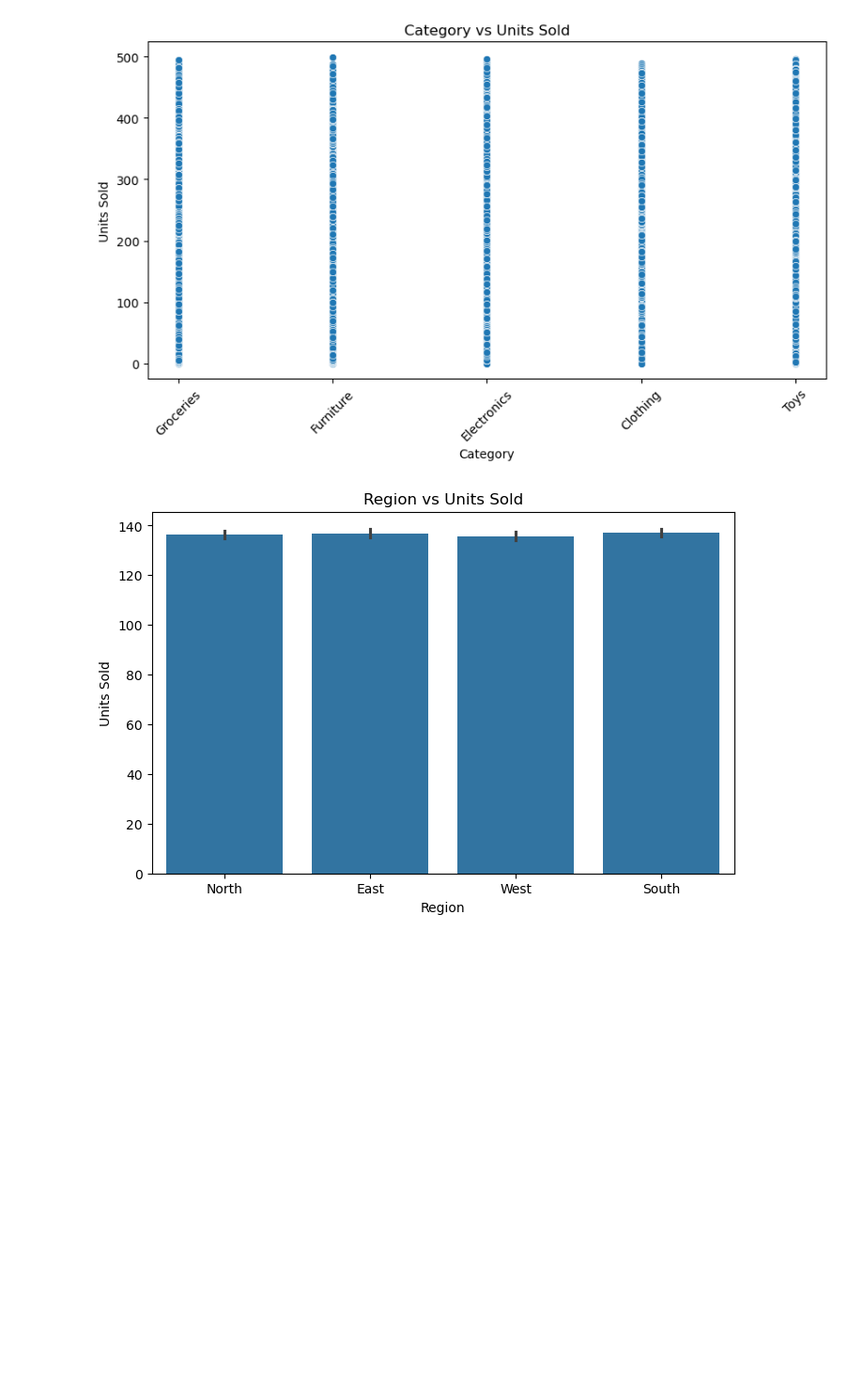
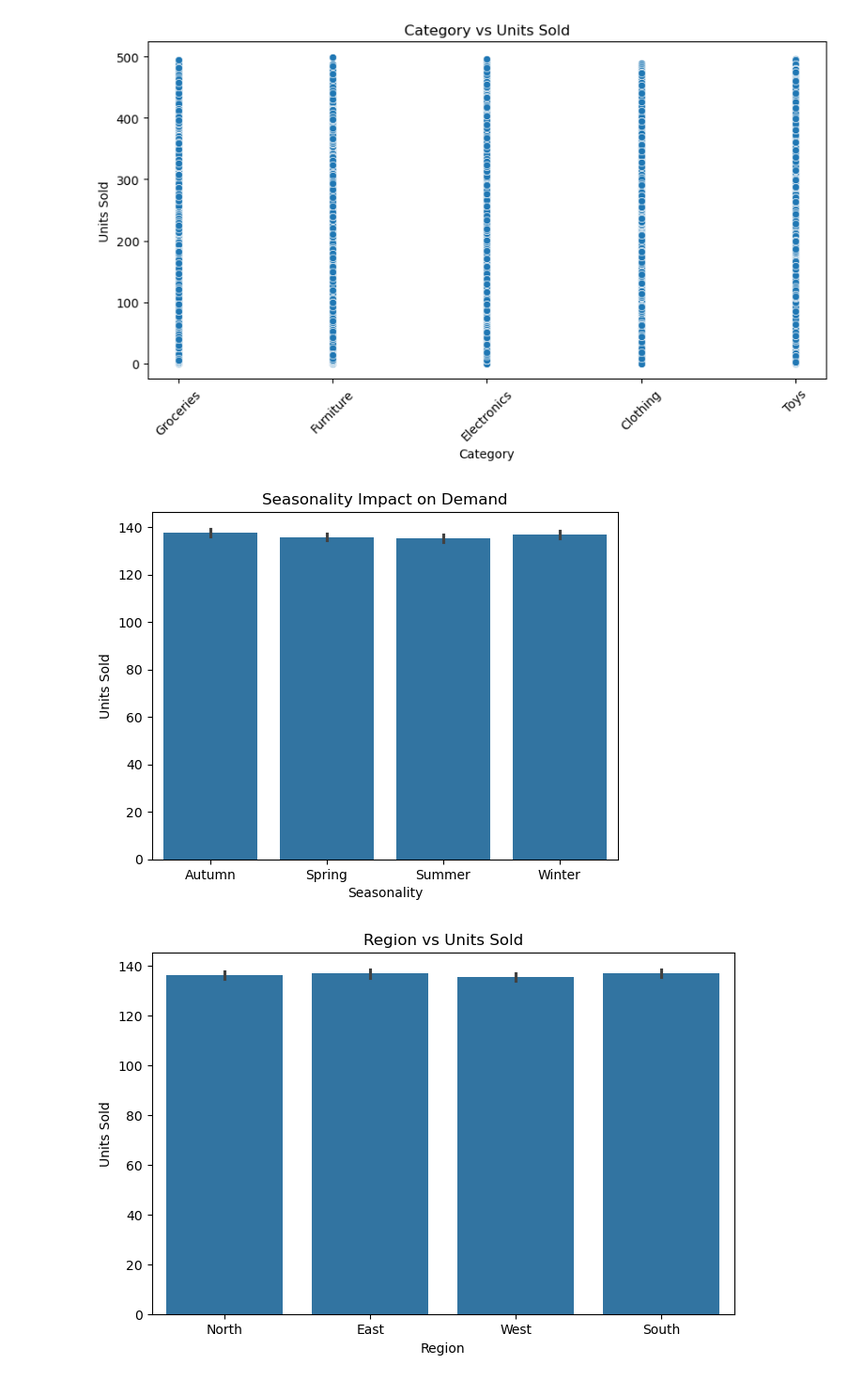
Before and after one commit to rushibankar3/Smart-Inventory-project, a Jupyter notebook: code.ipynb, the cells around one changed output. Shown at 94% size. Saved outputs shown, nothing was run; the diff lists cells and outputs as text; code cells hidden in the pictures; blank space fills up the shorter version.

```diff
--- a/code.ipynb
+++ b/code.ipynb
@@ -232,6 +207,12 @@ plt.xticks(rotation=45)
 plt.show()
 # %% [output]
 [figure]
+# %%
+sns.barplot(x='Seasonality', y='Units Sold', data=df)
+plt.title("Seasonality Impact on Demand")
+plt.show()
+# %% [output]
+[figure, added]
 # %%
 plt.figure(figsize=(8,5))
 sns.barplot(x='Region', y='Units Sold', data=df, estimator=np.mean)
```
Also changed, not shown: parts of 16 cells of this notebook.
